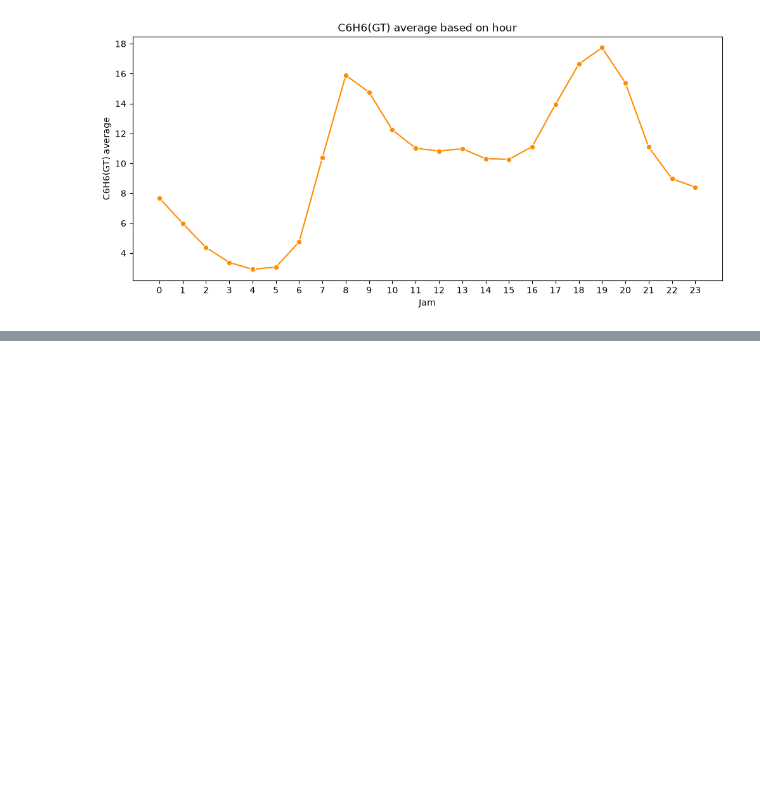
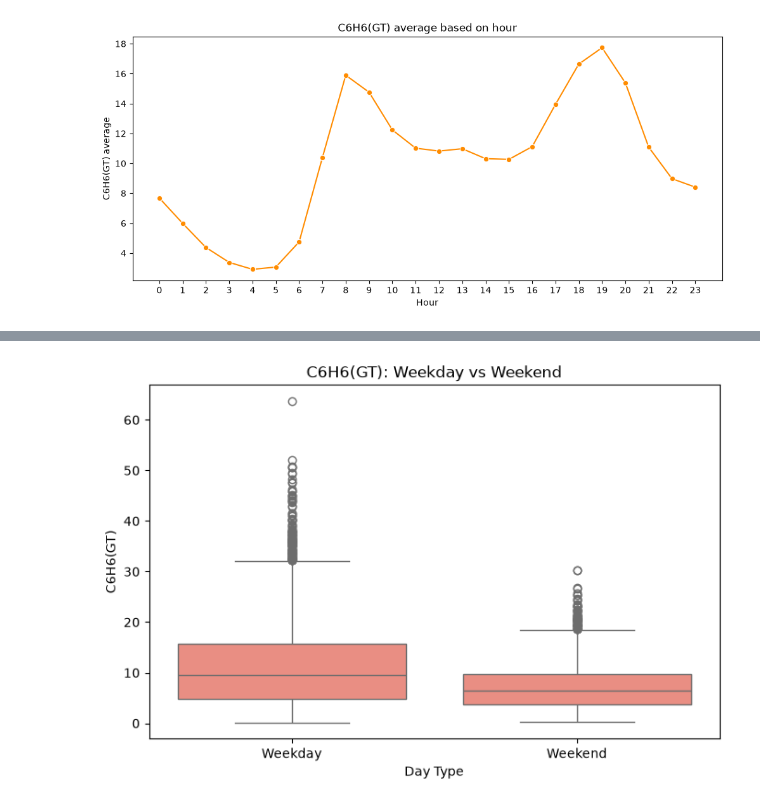
Before and after one commit to AkmalFazli27/air-quality-estimation, a Jupyter notebook: notebooks/eda.ipynb, the cells around one changed output, grey strips where cells are left out. Cells and saved outputs as stored; diff of their text form; code cells hidden in the pictures; blank space fills up the shorter version.

Commit message:
feat: add patterns based on weekdays and weekends

```diff
--- a/notebooks/eda.ipynb
+++ b/notebooks/eda.ipynb
@@ -358,0 +389,17 @@ plt.show()
+# %%
+plt.figure(figsize=(8, 5))
+
+sns.boxplot(
+    data=df,
+    x="is_weekend",
+    y=target,
+    color="salmon"
+)
+
+plt.title("C6H6(GT): Weekday vs Weekend")
+plt.xlabel("Day Type")
+plt.ylabel("C6H6(GT)")
+plt.xticks([0, 1], ["Weekday", "Weekend"])
+plt.show()
+# %% [output]
+[figure, added]
```
Also changed, not shown: parts of 2 cells of this notebook.
